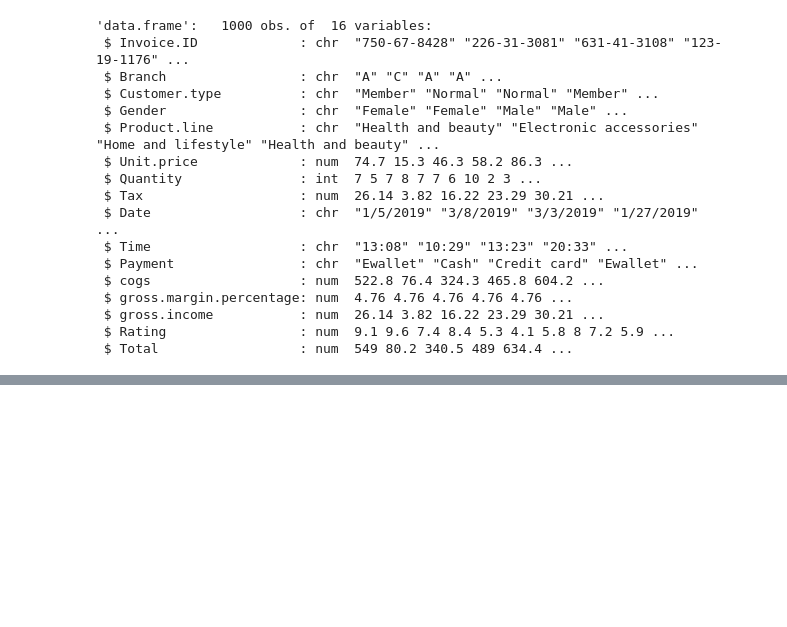
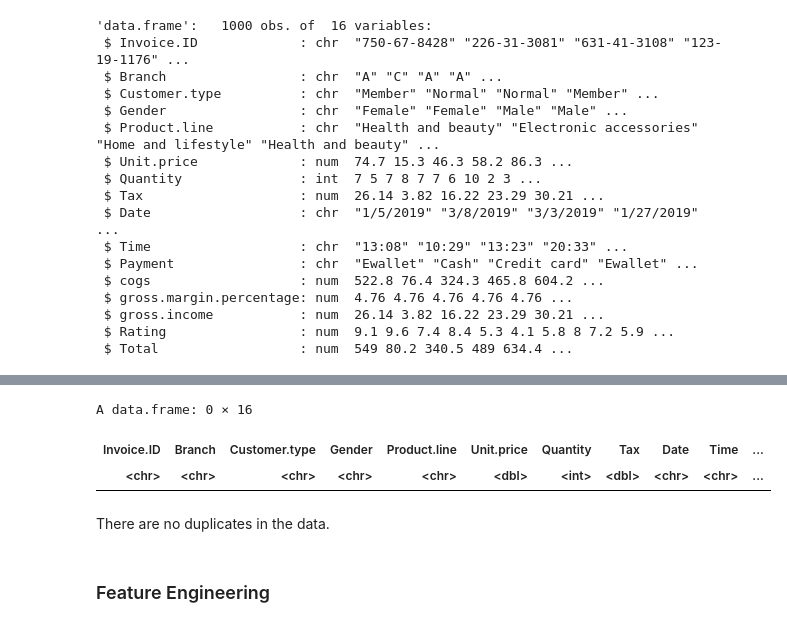
Before and after one commit to mburu-mwangi/carrefour-assessment, a Jupyter notebook: Carrefour_R_analysis_rmd.ipynb, the cells around one changed output, grey strips where cells are left out. Saved outputs shown, nothing was run; the diff lists cells and outputs as text; code cells hidden in the pictures; blank space fills up the shorter version.

```diff
--- a/Carrefour_R_analysis_rmd.ipynb
+++ b/Carrefour_R_analysis_rmd.ipynb
@@ -111,0 +200,12 @@ str(df1)
+# %%
+# Checking for duplicates
+#
+
+duplicates <- df1[duplicated(df1), ]
+duplicates
+# %% [output]
+A data.frame: 0 × 16
+| Invoice.ID | Branch | Customer.type | Gender | Product.line | Unit.price | Quantity | Tax | Date | Time | ... |
+| <chr> | <chr> | <chr> | <chr> | <chr> | <dbl> | <int> | <dbl> | <chr> | <chr> | ... |
+# %% [markdown]
+There are no duplicates in the data.
@@ -111,0 +215,2 @@ str(df1)
+# %% [markdown]
+### Feature Engineering
```
Also changed, not shown: parts of 20 cells of this notebook.
